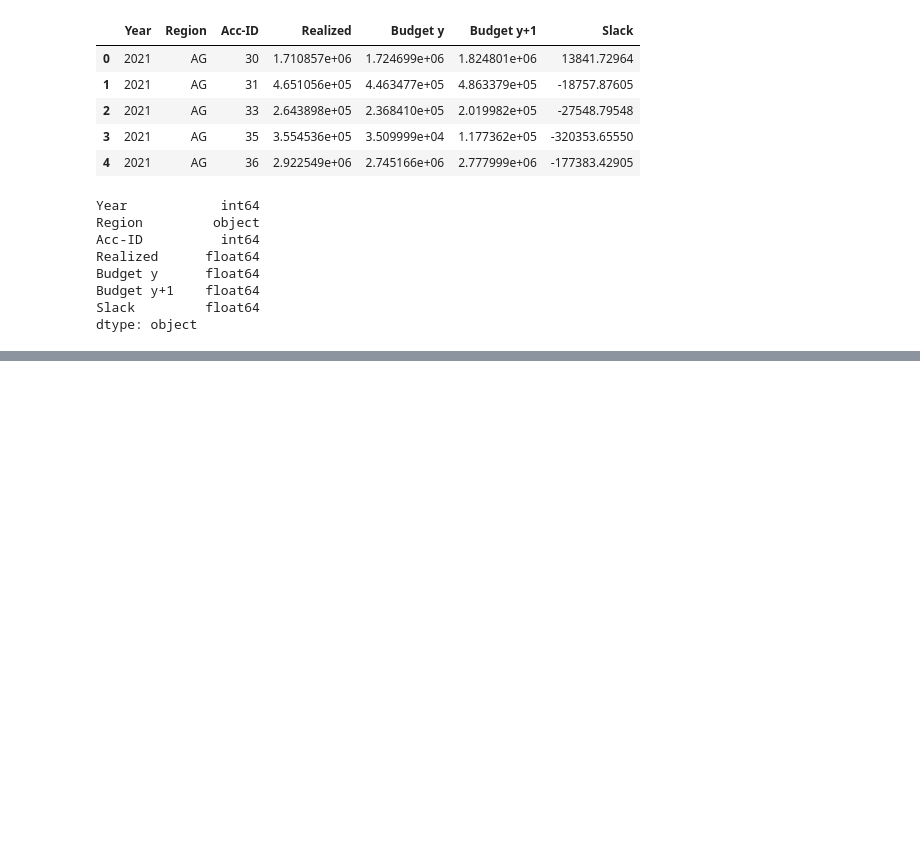
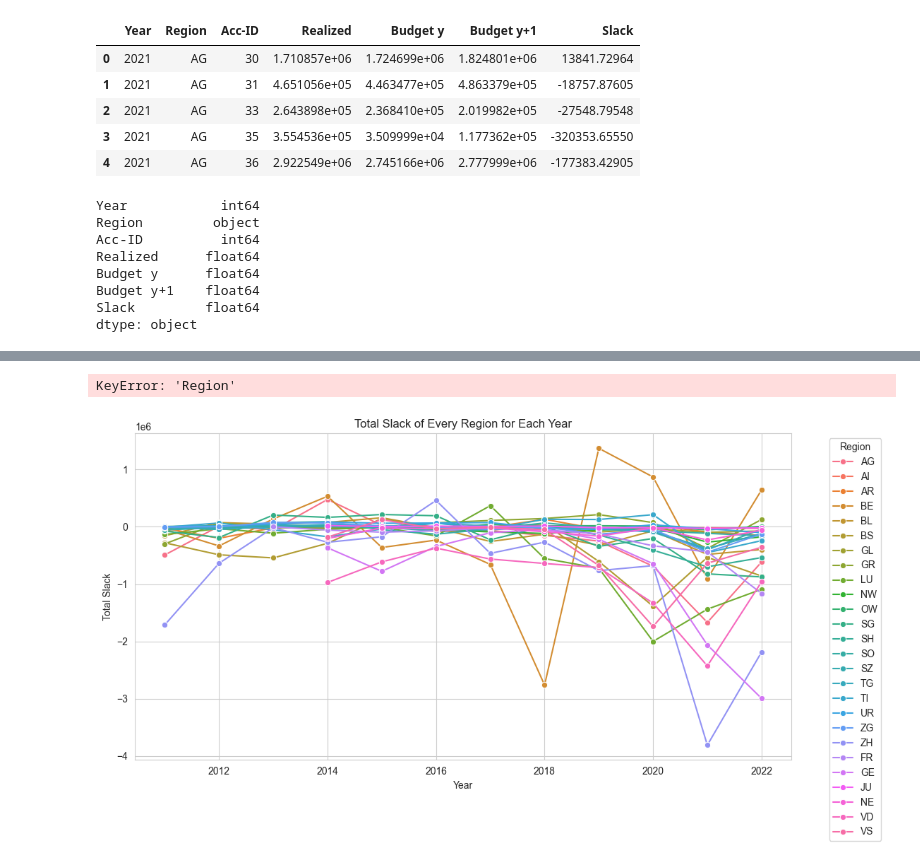
Before and after one commit to marccgrau/xai_budgeting, a Jupyter notebook: notebooks/EDA.ipynb, the cells around one changed output, grey strips where cells are left out. Saved outputs shown, nothing was run; the diff lists cells and outputs as text; code cells hidden in the pictures; blank space fills up the shorter version.

```diff
--- a/notebooks/EDA.ipynb
+++ b/notebooks/EDA.ipynb
@@ -12,3 +6,5 @@ please provide us feedback at https://github.com/pandas-dev/pandas/issues/54466
+# %%
+sns.set_style('whitegrid')
 # %%
 file_path = "../data/final/merged_double_digit.csv"
 # %%
@@ -52,0 +94,27 @@ memory usage: 470.7+ KB
+# %%
+for region in agg_year_region_df['Region'].unique():
+    region_df = agg_year_region_df[agg_year_region_df['Region'] == region]
+    plt.figure(figsize=(12, 6))
+    plt.plot(region_df['Year'], region_df['Realized'], label='Realized', marker='o')
+    plt.plot(region_df['Year'], region_df['Budget y'], label='Budget y', marker='x')
+
+    plt.title(f"Realized vs Budget y Over Time for Region: {region}")
+    plt.xlabel("Year")
+    plt.ylabel("CHF")
+    plt.legend()
+    plt.show()
+# %% [output]
+KeyError: 'Region'
+# %%
+agg_region_slack_df = df.groupby(['Year', 'Region'])['Slack'].sum().reset_index()
+# %%
+plt.figure(figsize=(12, 6))
+sns.lineplot(data=agg_region_slack_df, x='Year', y='Slack', hue='Region', marker='o')
+
+plt.title("Total Slack of Every Region for Each Year")
+plt.xlabel("Year")
+plt.ylabel("Total Slack")
+plt.legend(title='Region', bbox_to_anchor=(1.05, 1), loc='upper left')  # Adjust legend position
+plt.show()
+# %% [output]
+[figure, added]
```
Also changed, not shown: parts of 8 cells of this notebook, 5 other files.
